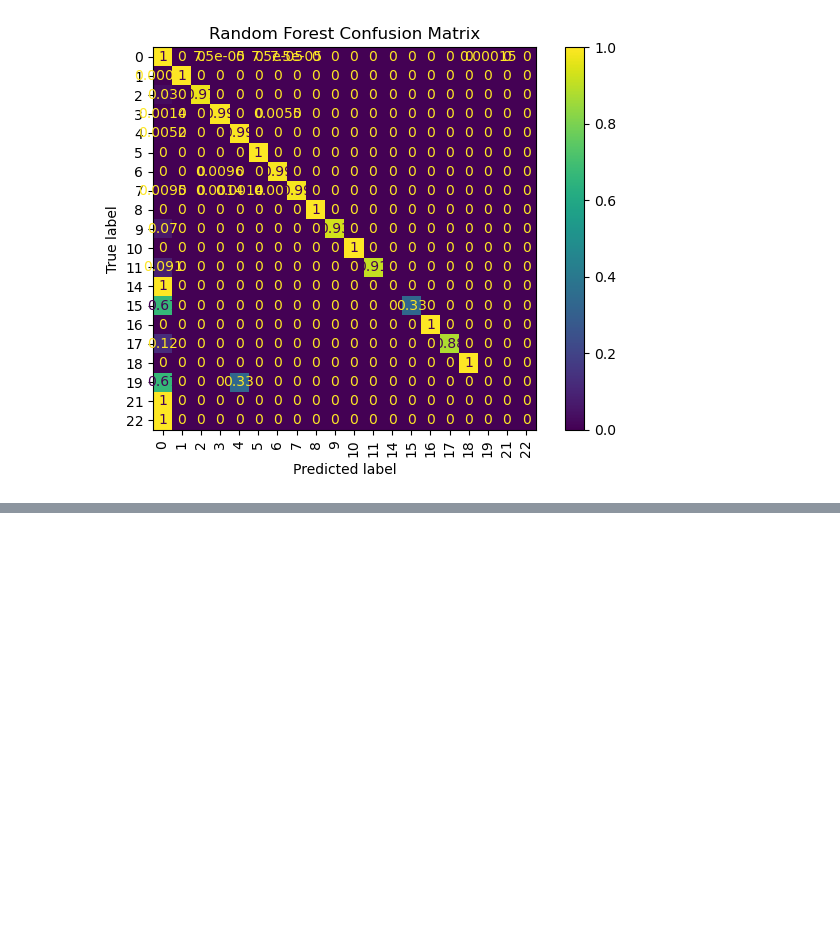
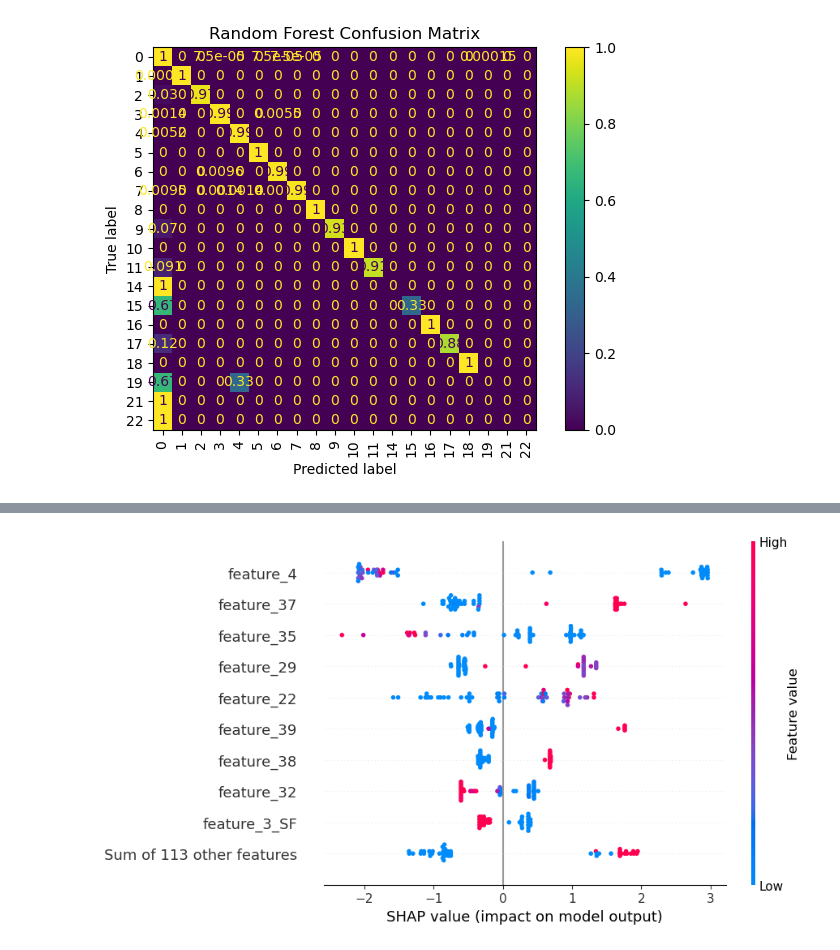
Before and after one commit to Abhranil2003/Threat-Detection-AI, a Jupyter notebook: notebooks/03_model_prototyping.ipynb, the cells around one changed output, grey strips where cells are left out. Saved outputs shown, nothing was run; the diff lists cells and outputs as text; code cells hidden in the pictures; blank space fills up the shorter version.

```diff
--- a/notebooks/03_model_prototyping.ipynb
+++ b/notebooks/03_model_prototyping.ipynb
@@ -162,0 +232,11 @@ print(f"[INFO] Evaluation metrics saved to {metrics_log}")
+# %%
+import shap
+
+# Use a small subset to avoid performance issues
+explainer = shap.Explainer(xgb, X_train[:100])
+shap_values = explainer(X_test[:50])
+
+# Convert SHAP values to expected format for beeswarm
+shap.plots.beeswarm(shap_values[:, :, 1])  # Class 1 explanation
+# %% [output]
+[figure, added]
```
Also changed, not shown: parts of 12 cells of this notebook, 3 other files.
